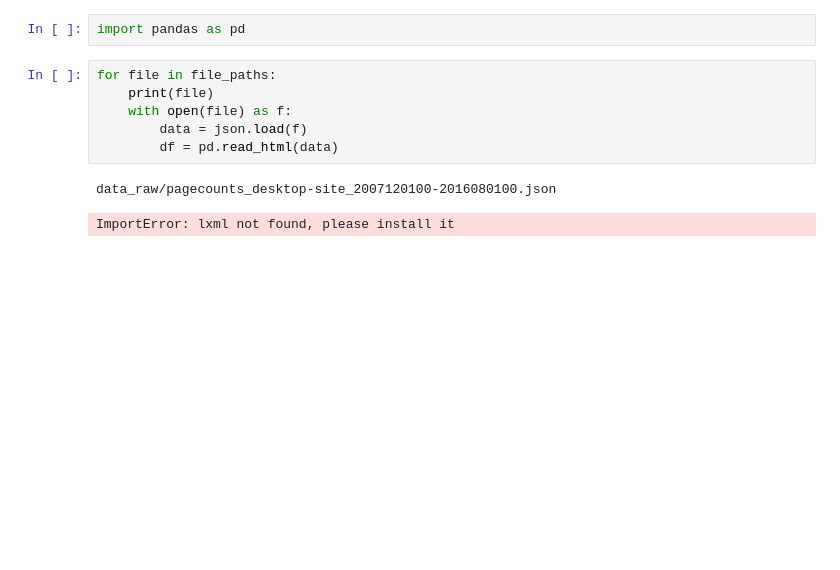
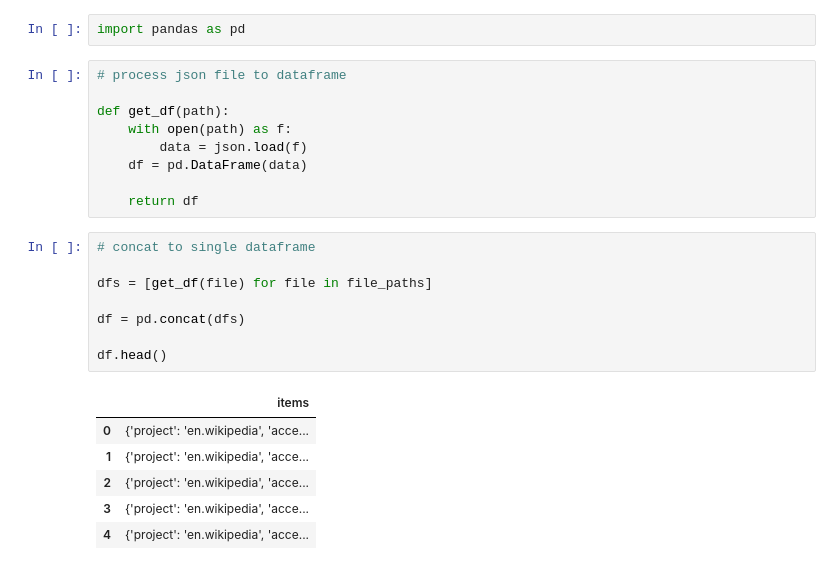
Before and after one commit to emi90/DATA512, a Jupyter notebook: A1/A1_DataCuration.ipynb, the cells around one changed output. Drawn from its saved outputs; the diff is of its cells as text; blank space fills up the shorter version.

```diff
--- a/A1/A1_DataCuration.ipynb
+++ b/A1/A1_DataCuration.ipynb
@@ -223,11 +223,26 @@ Combine all data into a single CSV file with the following headers:
 # %%
 import pandas as pd
 # %%
-for file in file_paths:
-    print(file)
-    with open(file) as f:
+# process json file to dataframe
+
+def get_df(path):
+    with open(path) as f:
         data = json.load(f)
-        df = pd.read_html(data)
+    df = pd.DataFrame(data)
+
+    return df
-# %% [output]
-data_raw/pagecounts_desktop-site_2007120100-2016080100.json
-ImportError: lxml not found, please install it
+# %%
+# concat to single dataframe
+
+dfs = [get_df(file) for file in file_paths]
+
+df = pd.concat(dfs)
+
+df.head()
+# %% [output]
+|  | items |
+| 0 | {'project': 'en.wikipedia', 'acce... |
+| 1 | {'project': 'en.wikipedia', 'acce... |
+| 2 | {'project': 'en.wikipedia', 'acce... |
+| 3 | {'project': 'en.wikipedia', 'acce... |
+| 4 | {'project': 'en.wikipedia', 'acce... |
```
Also changed, not shown: parts of 5 cells of this notebook.
